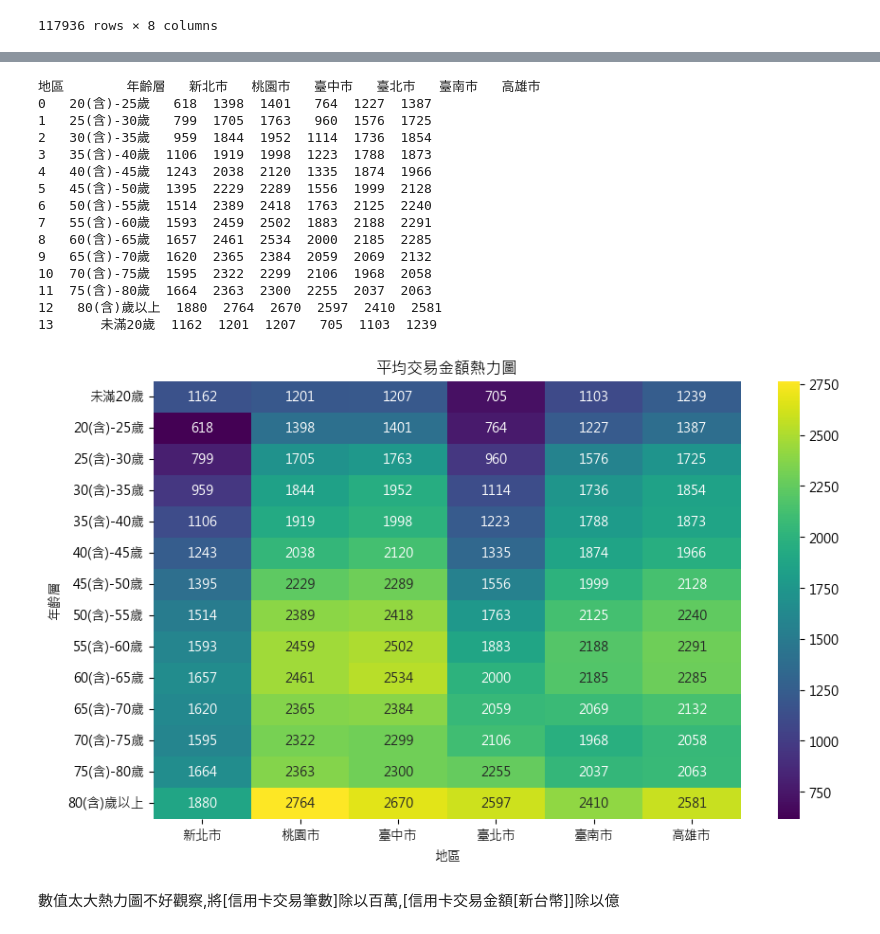
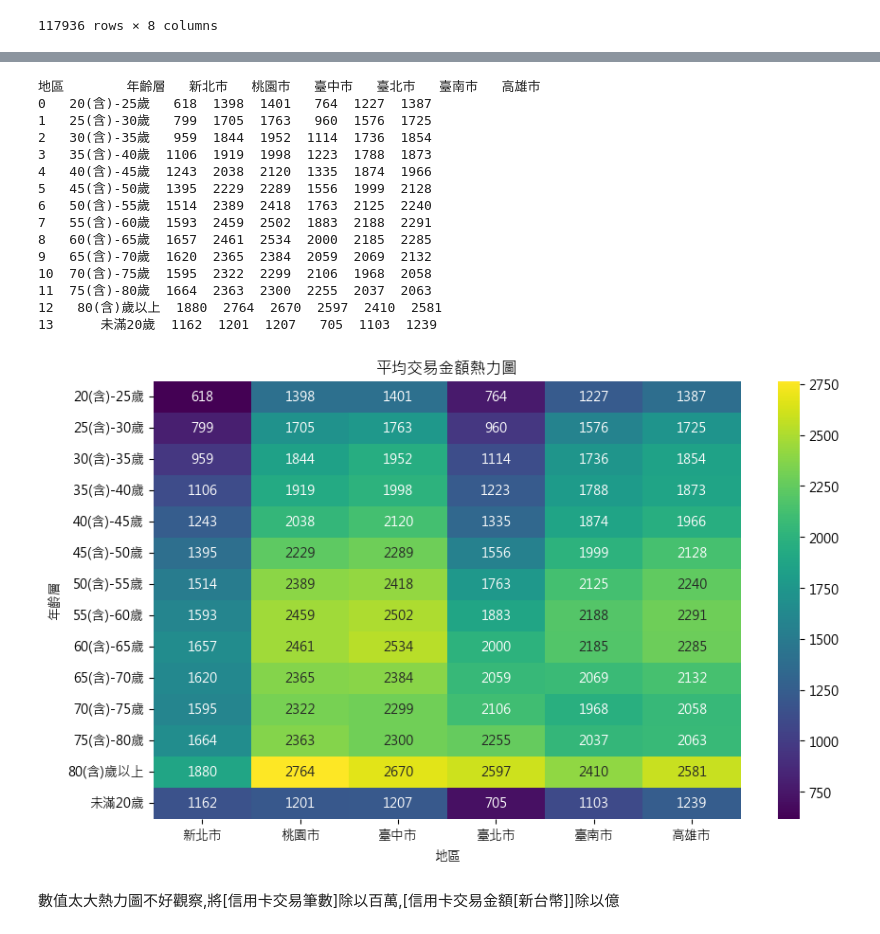
Before and after one commit to xuanlll17/creditcard, a Jupyter notebook: Machine_Learning/ML/dataView.ipynb, the cells around one changed output, grey strips where cells are left out. Saved outputs shown, nothing was run; the diff lists cells and outputs as text; code cells hidden in the pictures.

```diff
--- a/Machine_Learning/ML/dataView.ipynb
+++ b/Machine_Learning/ML/dataView.ipynb
@@ -469,49 +427,37 @@ plt.show()
 # %%
-# 六都(不含其他類)(年齡層、地區 平均交易金額熱力圖)
-grouped_data = (
-    df_area6n.groupby(["年齡層", "地區"])
-    .agg({"信用卡交易金額[新台幣]": "sum", "信用卡交易筆數": "sum"})
-    .reset_index()
-)
-grouped_data["平均交易金額"] = grouped_data["信用卡交易金額[新台幣]"] / grouped_data["信用卡交易筆數"]
-pivot_table_area = grouped_data.pivot_table(
-    index="年齡層", columns=["地區"], values="平均交易金額", aggfunc="mean"
-)
+#六都(不含其他類)(年齡層、地區 平均交易金額熱力圖)
+grouped_data = df_area6n.groupby(['年齡層', '地區']).agg({'信用卡交易金額[新台幣]': 'sum', '信用卡交易筆數': 'sum'}).reset_index()
+grouped_data['平均交易金額'] = grouped_data['信用卡交易金額[新台幣]'] / grouped_data['信用卡交易筆數']
+pivot_table_area = grouped_data.pivot_table(index='年齡層', columns=['地區'], values='平均交易金額', aggfunc='mean')
 # 將 '平均交易金額' 四捨五入並轉換為整數
 pivot_table_area = pivot_table_area.round().astype(int)
 
 pivot_table_area.reset_index(inplace=True)
 
 print(pivot_table_area)
-# 確保未滿20歲顯示在最前面
-age_order = ["未滿20歲"] + sorted(set(pivot_table_area["年齡層"]) - {"未滿20歲"})
 
-pivot_table_area["年齡層"] = pd.Categorical(
-    pivot_table_area["年齡層"], categories=age_order, ordered=True
-)
-pivot_table_area = pivot_table_area.sort_values(by="年齡層")
-matplotlib.rc("font", family="Microsoft JhengHei")
+matplotlib.rc('font', family='Microsoft JhengHei')
 plt.figure(figsize=(10, 6))
-sns.heatmap(pivot_table_area.set_index("年齡層"), cmap="viridis", annot=True, fmt=".0f")
-plt.title("平均交易金額熱力圖")
+sns.heatmap(pivot_table_area.set_index('年齡層'), cmap='viridis', annot=True, fmt=".0f")
+plt.title('平均交易金額熱力圖')
 plt.show()
 # %% [output]
 地區        年齡層   新北市   桃園市   臺中市   臺北市   臺南市   高雄市
 0   20(含)-25歲   618  1398  1401   764  1227  1387
 1   25(含)-30歲   799  1705  1763   960  1576  1725
 2   30(含)-35歲   959  1844  1952  1114  1736  1854
 3   35(含)-40歲  1106  1919  1998  1223  1788  1873
 4   40(含)-45歲  1243  2038  2120  1335  1874  1966
 5   45(含)-50歲  1395  2229  2289  1556  1999  2128
 6   50(含)-55歲  1514  2389  2418  1763  2125  2240
 7   55(含)-60歲  1593  2459  2502  1883  2188  2291
 8   60(含)-65歲  1657  2461  2534  2000  2185  2285
 9   65(含)-70歲  1620  2365  2384  2059  2069  2132
 10  70(含)-75歲  1595  2322  2299  2106  1968  2058
 11  75(含)-80歲  1664  2363  2300  2255  2037  2063
 12   80(含)歲以上  1880  2764  2670  2597  2410  2581
 13      未滿20歲  1162  1201  1207   705  1103  1239
-[figure, old version]
+[figure, new version]
 # %% [markdown]
 數值太大熱力圖不好觀察,將[信用卡交易筆數]除以百萬,[信用卡交易金額[新台幣]]除以億
 # %%
```
Also changed, not shown: parts of 15 cells of this notebook, 2 other files.
